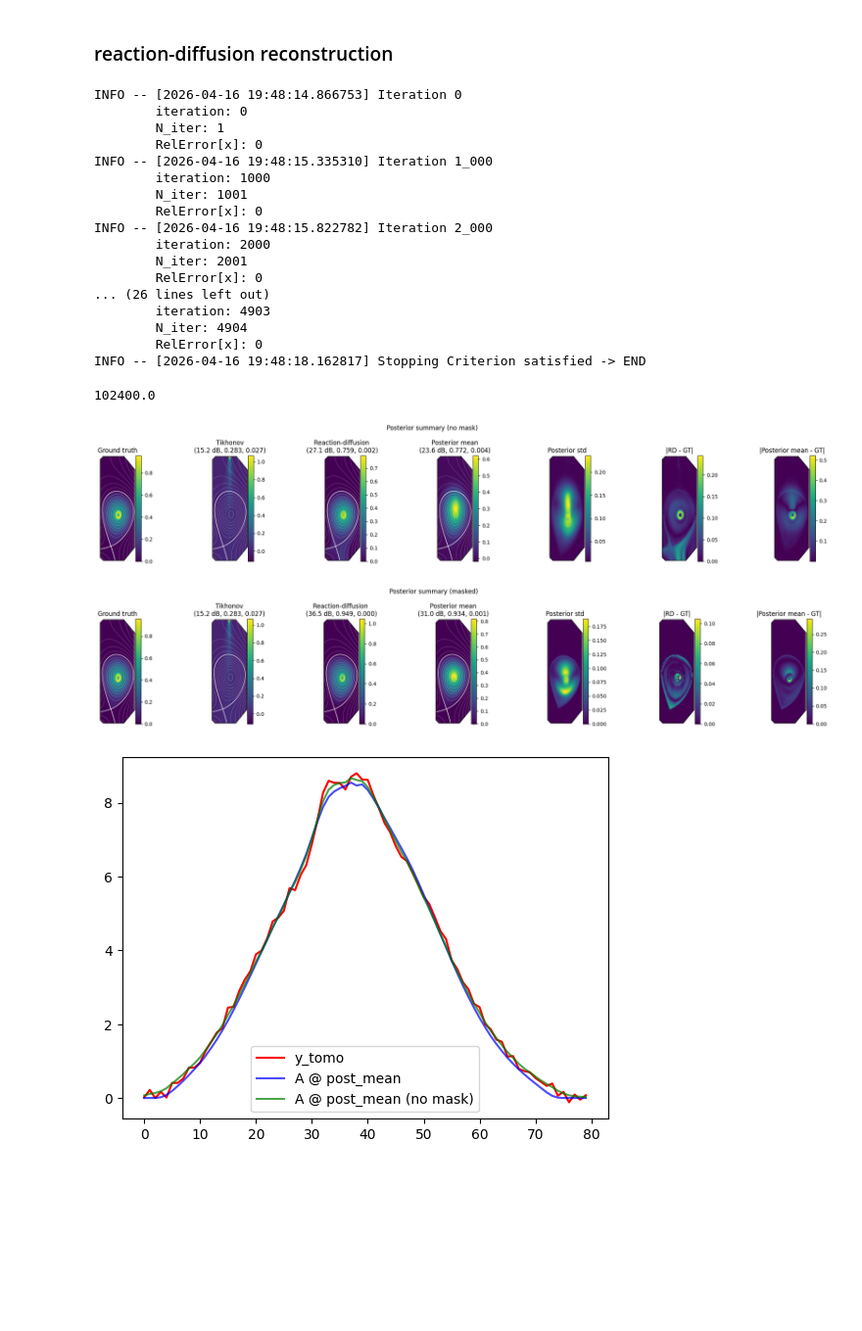
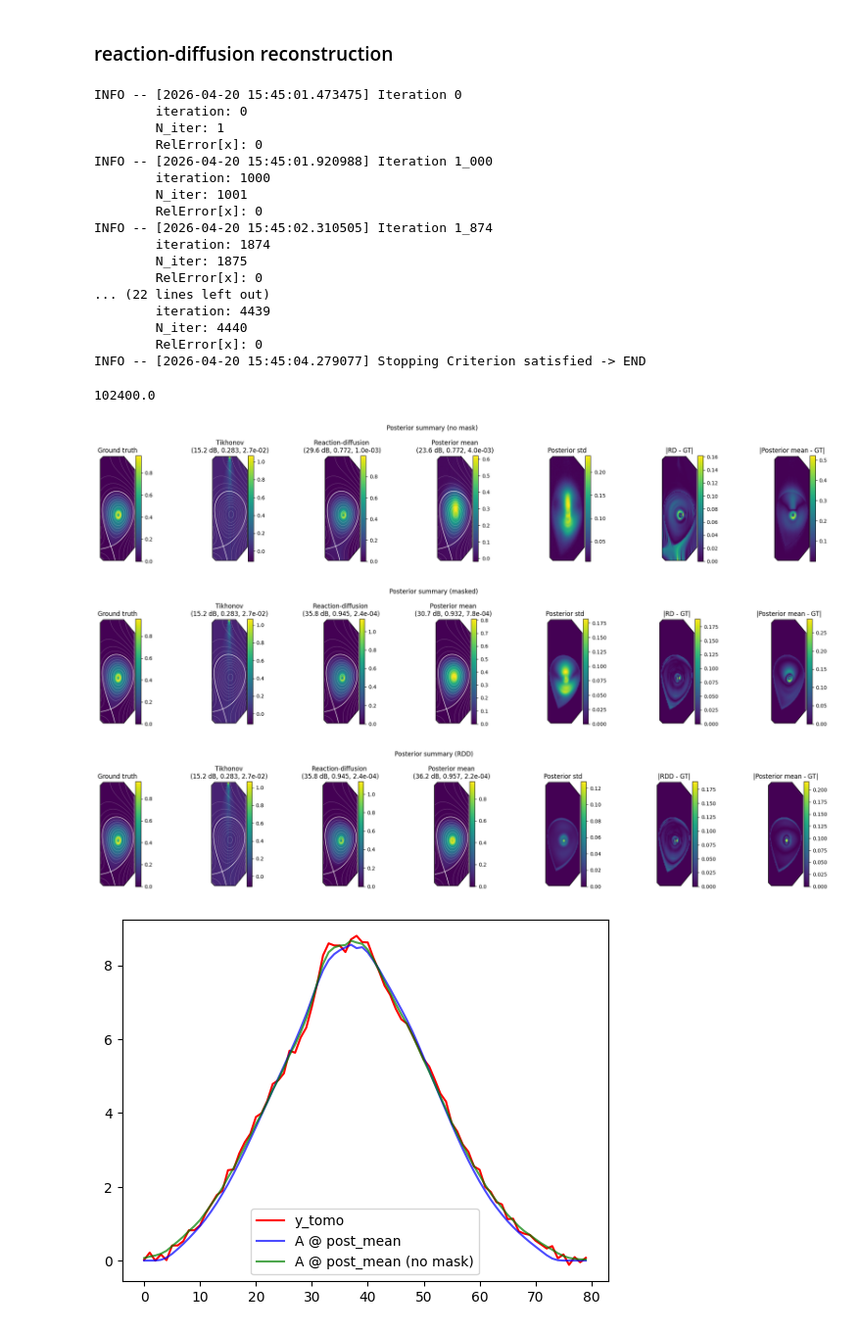
Before and after one commit to HaouchatY/diffusion_tomography, a Jupyter notebook: tomography_synthetic_pilatus.ipynb, the cells around one changed output. Shown at 98% size. Drawn from its saved outputs; the diff is of its cells as text; code cells hidden in the pictures; blank space fills up the shorter version.

```diff
--- a/tomography_synthetic_pilatus.ipynb
+++ b/tomography_synthetic_pilatus.ipynb
@@ -62,7 +59,7 @@ print("unexpected keys:", len(unexpected))
 if missing or unexpected:
     raise RuntimeError("Checkpoint/model mismatch. Check architecture or key prefix handling.")
 
-sample_idx = 122
+sample_idx = 30 # 28 : rdd beats diffusion and rd
 #122->small ring around center, 2->fine right asymmetry,
 # 9->upper left asymm works super well, 12->lower asymm works bad,
 # 30->blob centered, 29->big fat ring
@@ -107,7 +104,7 @@ A_tomo = torch.from_numpy(A_sparse).to(device)
 print("A_tomo:", tuple(A_tomo.shape))
 
 
-sigma_y_tomo = 1e-1
+sigma_y_tomo = 0.4#1e-1
 y_tomo = A_tomo @ x_gt.flatten() + sigma_y_tomo * torch.randn(A_tomo.shape[0], device=device)
 
 
@@ -212,7 +266,7 @@ import skimage.transform as skimt
 import os
 
 sigma_err = 0.02
-anis_param = 5e-3
+anis_param = 1e-3
 reg_param = 5e0
 with_positivity_constraint = True
 
@@ -262,23 +316,23 @@ im_map_no_mask = bcomp.compute_MAP(
 
 x_map_no_mask = torch.from_numpy(im_map_no_mask).float().view(1, 1, H, W)
 # %% [output]
-INFO -- [2026-04-16 19:48:14.866753] Iteration 0
+INFO -- [2026-04-20 15:45:01.473475] Iteration 0
         iteration: 0
         N_iter: 1
         RelError[x]: 0
-INFO -- [2026-04-16 19:48:15.335310] Iteration 1_000
+INFO -- [2026-04-20 15:45:01.920988] Iteration 1_000
         iteration: 1000
         N_iter: 1001
         RelError[x]: 0
-INFO -- [2026-04-16 19:48:15.822782] Iteration 2_000
-        iteration: 2000
-        N_iter: 2001
+INFO -- [2026-04-20 15:45:02.310505] Iteration 1_874
+        iteration: 1874
+        N_iter: 1875
         RelError[x]: 0
-... (26 lines left out)
-        iteration: 4903
-        N_iter: 4904
+... (22 lines left out)
+        iteration: 4439
+        N_iter: 4440
         RelError[x]: 0
-INFO -- [2026-04-16 19:48:18.162817] Stopping Criterion satisfied -> END
+INFO -- [2026-04-20 15:45:04.279077] Stopping Criterion satisfied -> END
 # %%
 g_torch = torch.tensor(g._grad_matrix_based.mat.toarray())
 g.diff_lipschitz
@@ -294,6 +348,8 @@ post_mean_no_mask = posterior_tomo_no_mask.mean(dim=0, keepdim=True)
 post_std_no_mask  = posterior_tomo_no_mask.std(dim=0, keepdim=True)
 post_mean_masked = posterior_tomo_masked.mean(dim=0, keepdim=True)
 post_std_masked  = posterior_tomo_masked.std(dim=0, keepdim=True)
+post_mean_rdd = posterior_tomo_rdd.mean(dim=0, keepdim=True)
+post_std_rdd  = posterior_tomo_rdd.std(dim=0, keepdim=True)
 
 # Tikhonov baseline (pure physics inversion, no diffusion prior)
 lambda_tikh = 1e-1
@@ -304,6 +360,7 @@ x_tikh = x_tikh.view(1, 1, H, W)
 
 diff_diffpir_no_mask = (post_mean_no_mask - x_gt).abs()
 diff_diffpir_masked = (post_mean_masked - x_gt).abs()
+diff_diffpir_rdd = (post_mean_rdd - x_gt).abs()
 diff_map_no_mask     = (x_map_no_mask.to(device) - x_gt.to(device)).abs()
 diff_map_masked      = (x_map_masked.to(device) - x_gt.to(device)).abs()
 
@@ -315,7 +372,7 @@ def metrics(recon):
     p = psnr(gt_np, r, data_range=data_range)
     s = ssim(gt_np, r, data_range=data_range)
     mse = np.mean((gt_np - r) ** 2)
-    return f"({p:.1f} dB, {s:.3f}, {mse:.3f})"
+    return f"({p:.1f} dB, {s:.3f}, {mse:.1e})"
 
 summary_no_mask = torch.stack([
     x_gt[0, 0].cpu(),
@@ -337,6 +394,15 @@ summary_masked = torch.stack([
     diff_diffpir_masked[0, 0].cpu(),
 ])
 
+summary_rdd = torch.stack([
+    x_gt[0, 0].cpu(),
+    x_tikh[0, 0].cpu(),
+    x_map_masked[0, 0].cpu(),
+    post_mean_rdd[0, 0].cpu(),
+    post_std_rdd[0, 0].cpu(),
+    diff_map_masked[0, 0].cpu(),
+    diff_diffpir_rdd[0, 0].cpu(),
+])
 show_samples(
     summary_no_mask,
     title="Posterior summary (no mask)",
@@ -346,35 +412,53 @@ show_samples(
         f"Reaction-diffusion \n{metrics(x_map_no_mask.to(device))}",
         f"Posterior mean\n{metrics(post_mean_no_mask.to(device))}",
         "Posterior std",
         "|RD - GT|",
         "|Posterior mean - GT|",
     ],
     ncols=7,
     figsize=(22, 4),
     contour_images=[psi, psi, psi, psi, None, None, None],
     colorbar=True,
 )
 
 show_samples(
     summary_masked,
     title="Posterior summary (masked)",
     titles=[
         "Ground truth",
         f"Tikhonov\n{metrics(x_tikh)}",
         f"Reaction-diffusion \n{metrics(x_map_masked.to(device))}",
         f"Posterior mean\n{metrics(post_mean_masked.to(device))}",
         "Posterior std",
         "|RD - GT|",
         "|Posterior mean - GT|",
     ],
     ncols=7,
     figsize=(22, 4),
     contour_images=[psi, psi, psi, psi, None, None, None],
     colorbar=True,
 )
+show_samples(
+    summary_rdd,
+    title="Posterior summary (RDD)",
+    titles=[
+        "Ground truth",
+        f"Tikhonov\n{metrics(x_tikh)}",
+        f"Reaction-diffusion \n{metrics(x_map_masked.to(device))}",
+        f"Posterior mean\n{metrics(post_mean_rdd.to(device))}",
+        "Posterior std",
+        "|RDD - GT|",
+        "|Posterior mean - GT|",
+    ],
+    ncols=7,
+    figsize=(22, 4),
+    contour_images=[psi, psi, psi, psi, None, None, None],
+    colorbar=True,
+)
 # %% [output]
-[figure, old version]
+[figure, new version]
-[figure, old version]
+[figure, new version]
+[figure, added]
 # %%
 plt.plot(y_tomo.cpu().numpy(), label="y_tomo", color='r')
 plt.plot((A_tomo @ post_mean_masked[0, 0].flatten()).cpu().numpy(), label="A @ post_mean", color='b', alpha=0.7)
```
Also changed, not shown: parts of 10 cells of this notebook, 16 other files.
